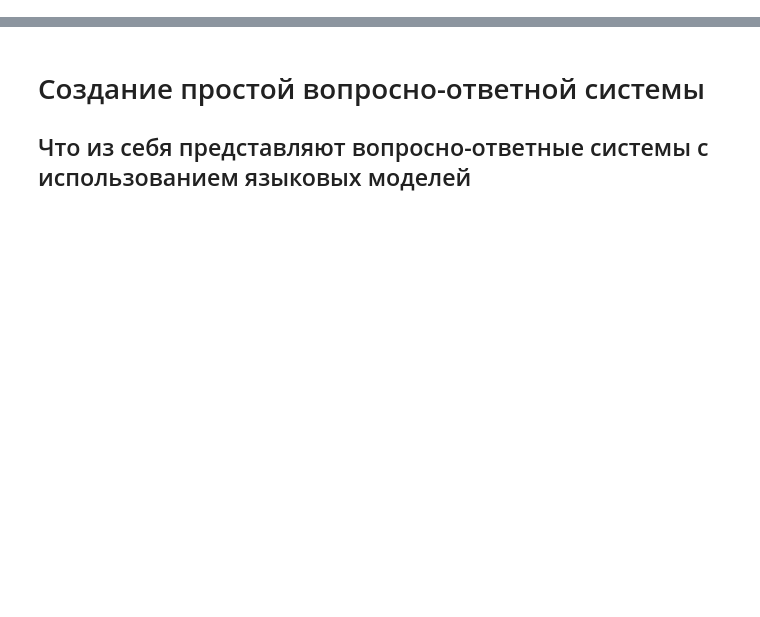
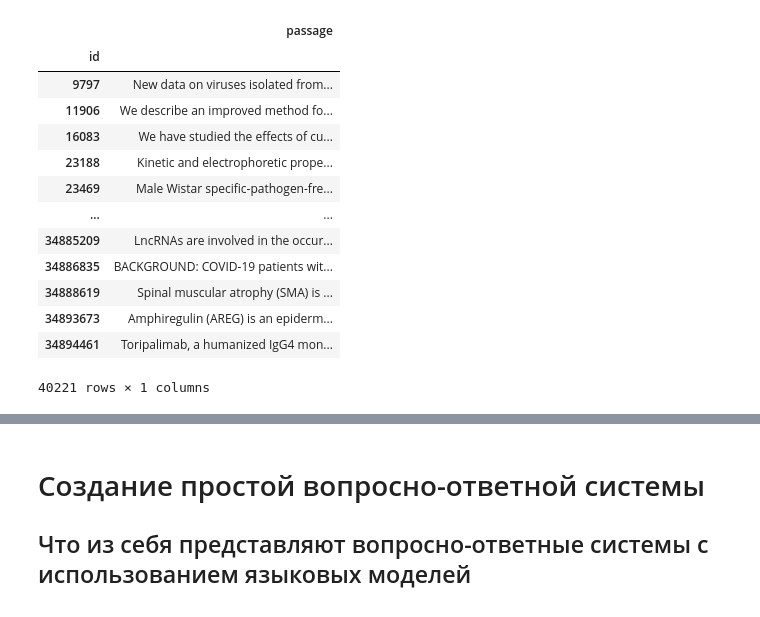
Before and after one commit to orekhovsky/GenAI-mini-projects, a Jupyter notebook: RAG_on_gigachat_ipynb".ipynb, the cells around one changed output, grey strips where cells are left out. Saved outputs shown, nothing was run; the diff lists cells and outputs as text; code cells hidden in the pictures; blank space fills up the shorter version.

```diff
--- a/RAG_on_gigachat_ipynb".ipynb
+++ b/RAG_on_gigachat_ipynb".ipynb
@@ -2,0 +16,17 @@
+# %%
+df
+# %% [output]
+|  | passage |
+| id |  |
+| 9797 | New data on viruses isolated from... |
+| 11906 | We describe an improved method fo... |
+| 16083 | We have studied the effects of cu... |
+| 23188 | Kinetic and electrophoretic prope... |
+| 23469 | Male Wistar specific-pathogen-fre... |
+| ... | ... |
+| 34885209 | LncRNAs are involved in the occur... |
+| 34886835 | BACKGROUND: COVID-19 patients wit... |
+| 34888619 | Spinal muscular atrophy (SMA) is ... |
+| 34893673 | Amphiregulin (AREG) is an epiderm... |
+| 34894461 | Toripalimab, a humanized IgG4 mon... |
+40221 rows × 1 columns
```
Also changed, not shown: parts of 6 cells of this notebook.
